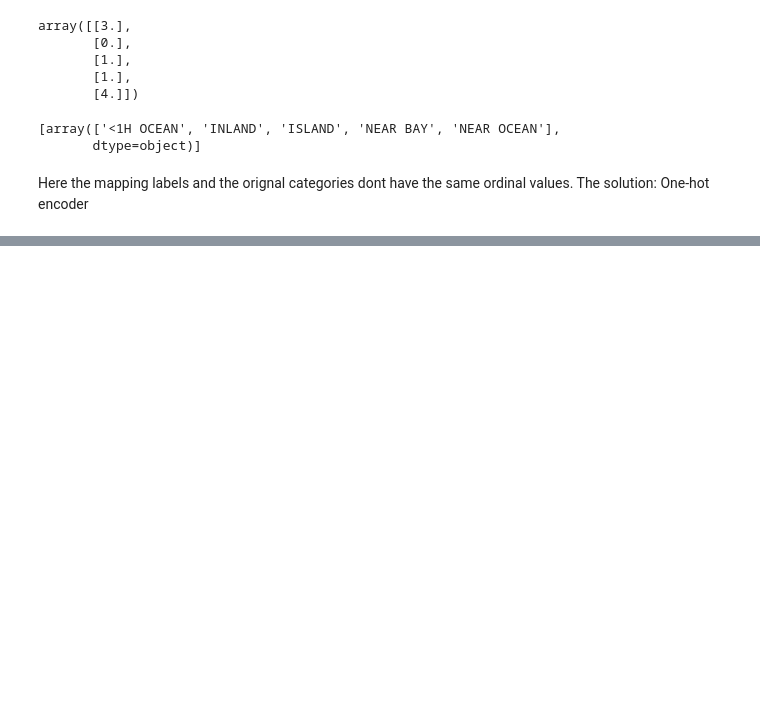
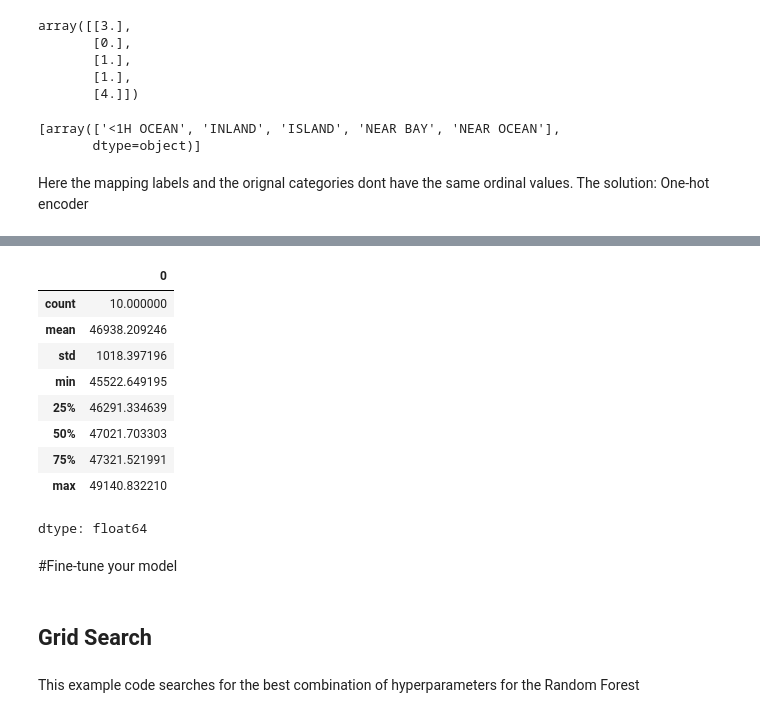
Before and after one commit to trhieu2/hands-on-ml-practices, a Jupyter notebook: end_to_end_price_prediction.ipynb, the cells around one changed output, grey strips where cells are left out. Drawn from its saved outputs; the diff is of its cells as text; code cells hidden in the pictures; blank space fills up the shorter version.

```diff
--- a/end_to_end_price_prediction.ipynb
+++ b/end_to_end_price_prediction.ipynb
@@ -340,0 +709,26 @@ The solution: One-hot encoder
+# %%
+from sklearn.ensemble import RandomForestRegressor
+
+forest_reg = make_pipeline(preprocessing,
+                           RandomForestRegressor(random_state=42))
+forest_rmses = -cross_val_score(forest_reg, housing, housing_labels,
+                                scoring="neg_root_mean_squared_error", cv=10)
+# %%
+pd.Series(forest_rmses).describe()
+# %% [output]
+|  | 0 |
+| count | 10.000000 |
+| mean | 46938.209246 |
+| std | 1018.397196 |
+| min | 45522.649195 |
+| 25% | 46291.334639 |
+| 50% | 47021.703303 |
+| 75% | 47321.521991 |
+| max | 49140.832210 |
+dtype: float64
+# %% [markdown]
+#Fine-tune your model
+# %% [markdown]
+## Grid Search
+# %% [markdown]
+This example code searches for the best combination of hyperparameters for the Random Forest
```
Also changed, not shown: parts of 70 cells of this notebook.
